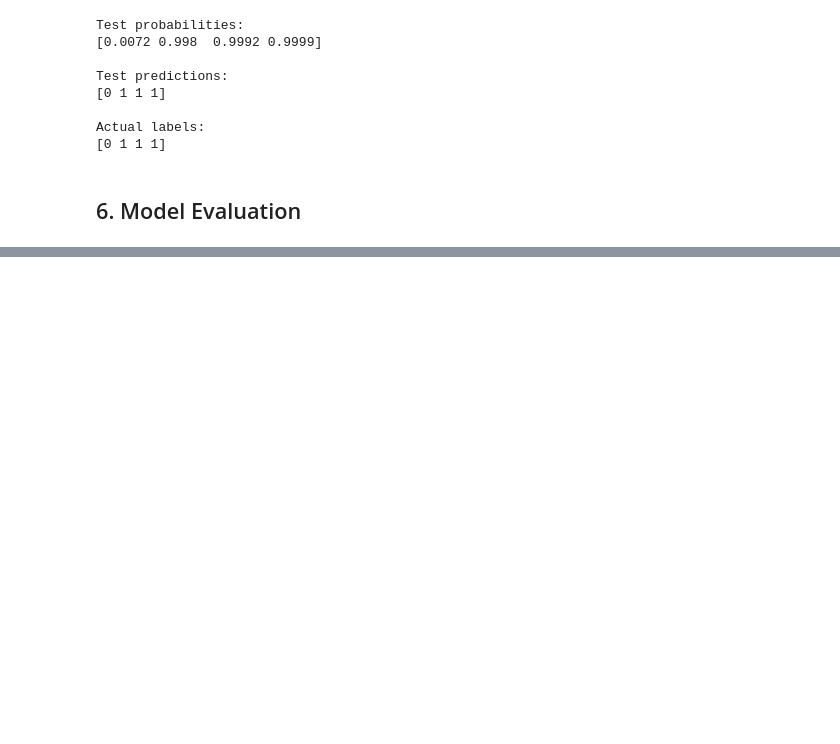
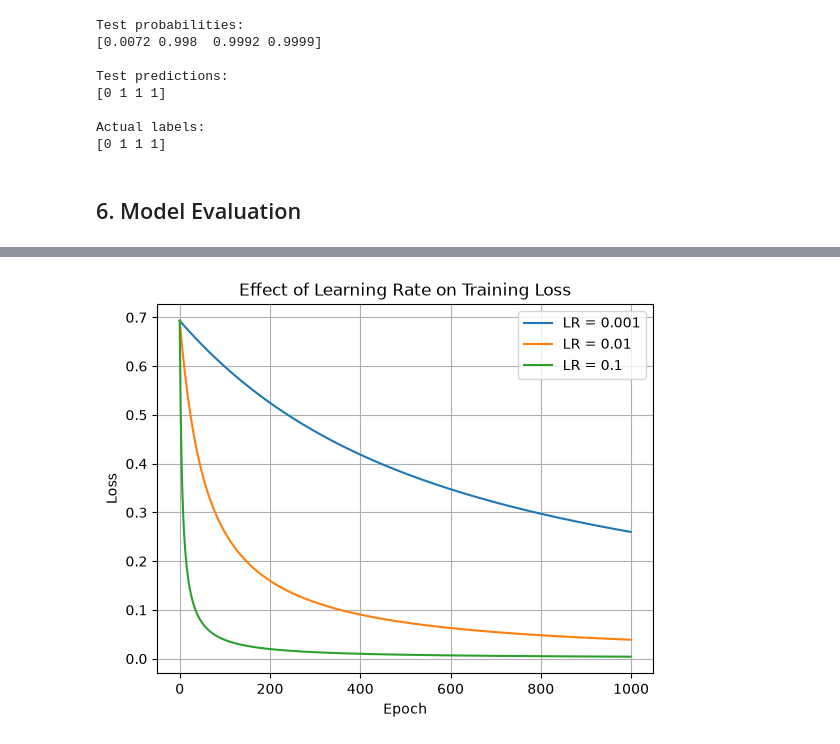
Before and after one commit to jawwadmalik0704/churnlab, a Jupyter notebook: notebooks/experiments.ipynb, the cells around one changed output, grey strips where cells are left out. Saved outputs shown, nothing was run; the diff lists cells and outputs as text; code cells hidden in the pictures; blank space fills up the shorter version.

```diff
--- a/notebooks/experiments.ipynb
+++ b/notebooks/experiments.ipynb
@@ -1288,0 +1521,22 @@ Epoch 1000: Loss = 0.0040765076612647114
+# %%
+for lr in learning_rates:
+
+    model = LogisticRegression(
+        learning_rate=lr,
+        epochs=1000
+    )
+
+    model.fit(X_train_scaled, y_train)
+
+    plt.plot(
+        model.loss_history,
+        label=f"LR = {lr}"
+    )
+
+plt.xlabel("Epoch")
+plt.ylabel("Loss")
+plt.title("Effect of Learning Rate on Training Loss")
+plt.legend()
+plt.grid(True)
+plt.show()
+# %% [output]
@@ -1288,0 +1560 @@ Epoch 1000: Loss = 0.0040765076612647114
+[figure, added]
```
Also changed, not shown: parts of 24 cells of this notebook, 3 other files.
